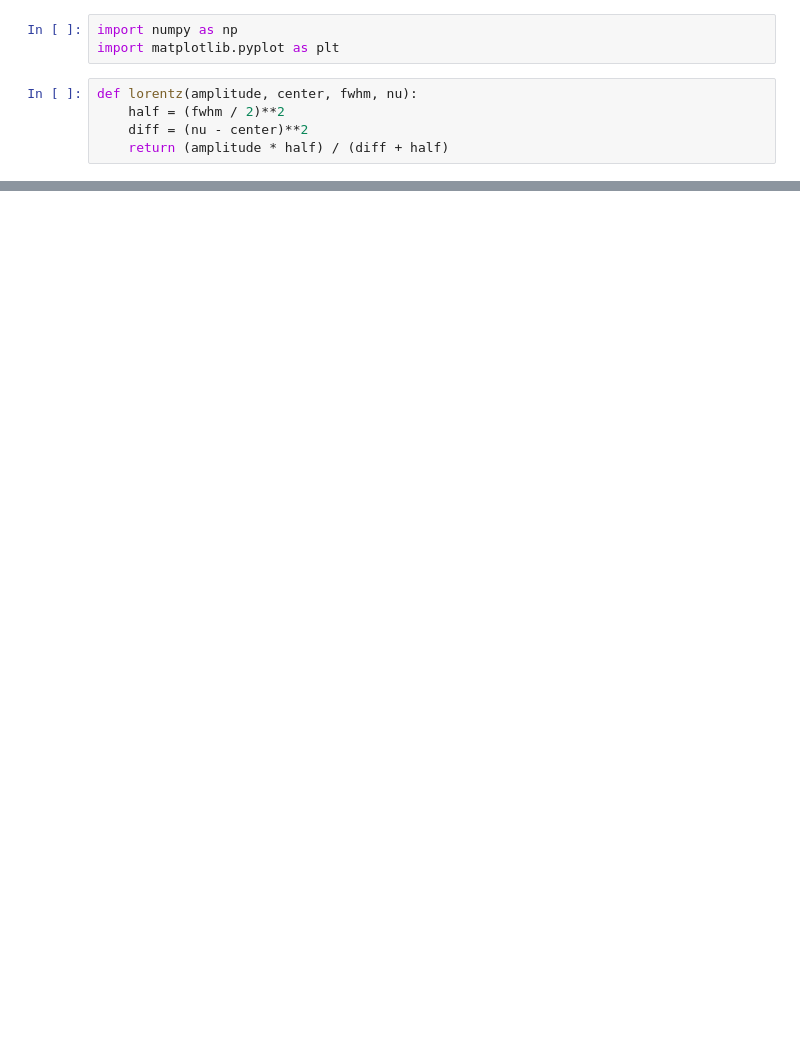
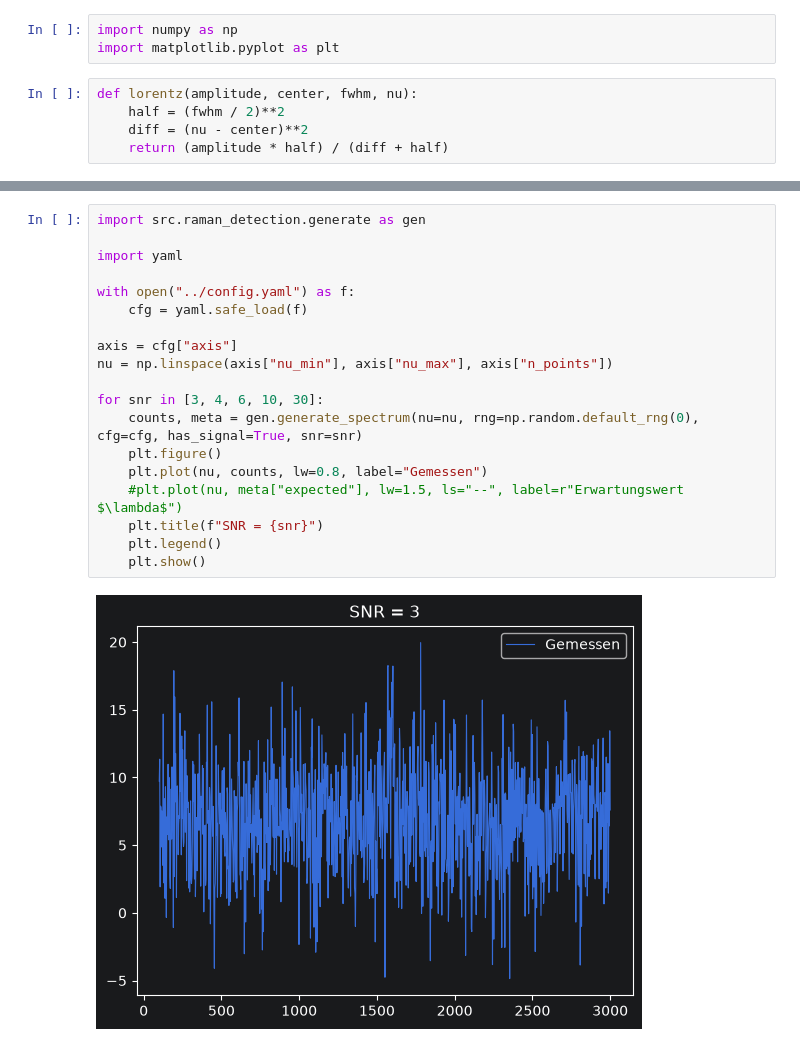
Before and after one commit to C0MaE/raman-detection-limits, a Jupyter notebook: notebooks/plot_lorentz.ipynb, the cells around one changed output, grey strips where cells are left out. Cells and saved outputs as stored; diff of their text form; blank space fills up the shorter version.

```diff
--- a/notebooks/plot_lorentz.ipynb
+++ b/notebooks/plot_lorentz.ipynb
@@ -27,0 +49,21 @@ plt.show()
+# %%
+import src.raman_detection.generate as gen
+
+import yaml
+
+with open("../config.yaml") as f:
+    cfg = yaml.safe_load(f)
+
+axis = cfg["axis"]
+nu = np.linspace(axis["nu_min"], axis["nu_max"], axis["n_points"])
+
+for snr in [3, 4, 6, 10, 30]:
+    counts, meta = gen.generate_spectrum(nu=nu, rng=np.random.default_rng(0), cfg=cfg, has_signal=True, snr=snr)
+    plt.figure()
+    plt.plot(nu, counts, lw=0.8, label="Gemessen")
+    #plt.plot(nu, meta["expected"], lw=1.5, ls="--", label=r"Erwartungswert $\lambda$")
+    plt.title(f"SNR = {snr}")
+    plt.legend()
+    plt.show()
+# %% [output]
+[figure, added]
```
Also changed, not shown: parts of 6 cells of this notebook, 5 other files.
